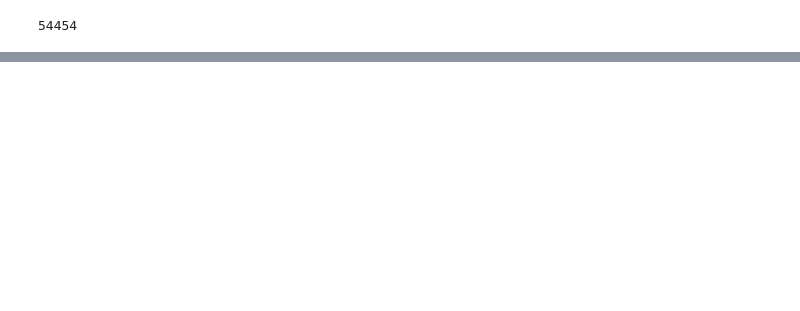
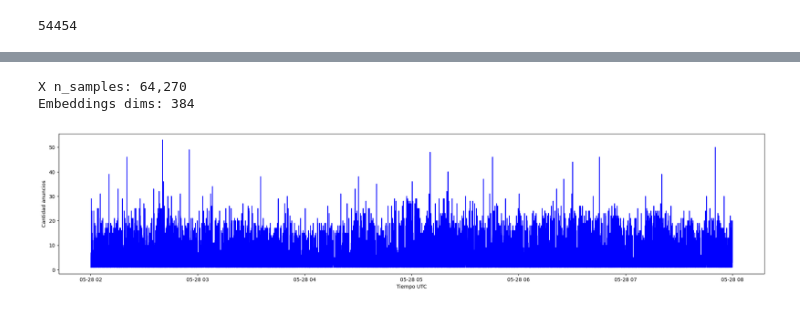
Before and after one commit to Proyecto-Integragor-Equipo-52/BGP-Hijacking-detection, a Jupyter notebook: notebooks/Avance5.52Equipo.ipynb, the cells around one changed output, grey strips where cells are left out. Drawn from its saved outputs; the diff is of its cells as text; code cells hidden in the pictures; blank space fills up the shorter version.

```diff
--- a/notebooks/Avance5.52Equipo.ipynb
+++ b/notebooks/Avance5.52Equipo.ipynb
@@ -4076,3 +3957,0 @@ display(df_event.head(5))
-# %%
-df_event.drop(columns=['collector','peer_asn','peer_ip','type','next_hop','as_path'], inplace=True)
-display(df_event.head(5))
@@ -5406,0 +4032,3 @@ plt.show()
+# %%
+EMBEDDINGS_MODEL = 'sentence-transformers/all-MiniLM-L6-v2'
+embeddings_model = SentenceTransformer(EMBEDDINGS_MODEL)
@@ -5406,0 +4061,11 @@ plt.show()
+# %%
+n_clusters = df_affected['prefix'].nunique() * 2 # ~ Dos estados por prefijo
+
+# Convertimos la lista de embeddings en una matriz (n_samples, embedding_dim)
+X = np.vstack(df_event['state_embedding'].values)
+print(f"X n_samples: {X.shape[0]:,}\nEmbeddings dims: {X.shape[1]:,}")
+
+mbk = MiniBatchKMeans(n_clusters=n_clusters, batch_size=4096, random_state=42, verbose=1)
+df_event.loc[:,'state_id'] = mbk.fit_predict(X)
+
+display(df_event.head(5))
@@ -5406,0 +4135,28 @@ plt.show()
+# %%
+PREFIX_2  ='164.163.52.0/22'
+FREQ = '1S'
+
+df_prefix_2 = generate_states(df=df,
+                              filter_column='prefix',
+                              filter_data=PREFIX_2,
+                              embeddings_model=embeddings_model,
+                              cluster_model=mbk,
+                              cluster_column='state')
+
+df_anomaly, df_prefix = get_anomalies_iqr(df=df_prefix_2,
+                                          filter_column='prefix',
+                                          filter_data=PREFIX_2,
+                                          anomaly_column='state',
+                                          time_column='time',
+                                          freq=FREQ)
+
+plt.figure(figsize=(25,5))
+plt.plot(df_prefix['time_window'], df_prefix['count'], color='blue', label='Anuncios')
+plt.plot(df_anomaly['time_window'], df_anomaly['count'], linestyle=None, marker='X', color='orange', markersize=8, label='Anomalia')
+plt.xlabel("Tiempo UTC")
+plt.ylabel("Cantidad anuncios")
+plt.show()
+# %% [output]
+X n_samples: 64,270
+Embeddings dims: 384
+[figure, added]
```
Also changed, not shown: parts of 97 cells of this notebook.
